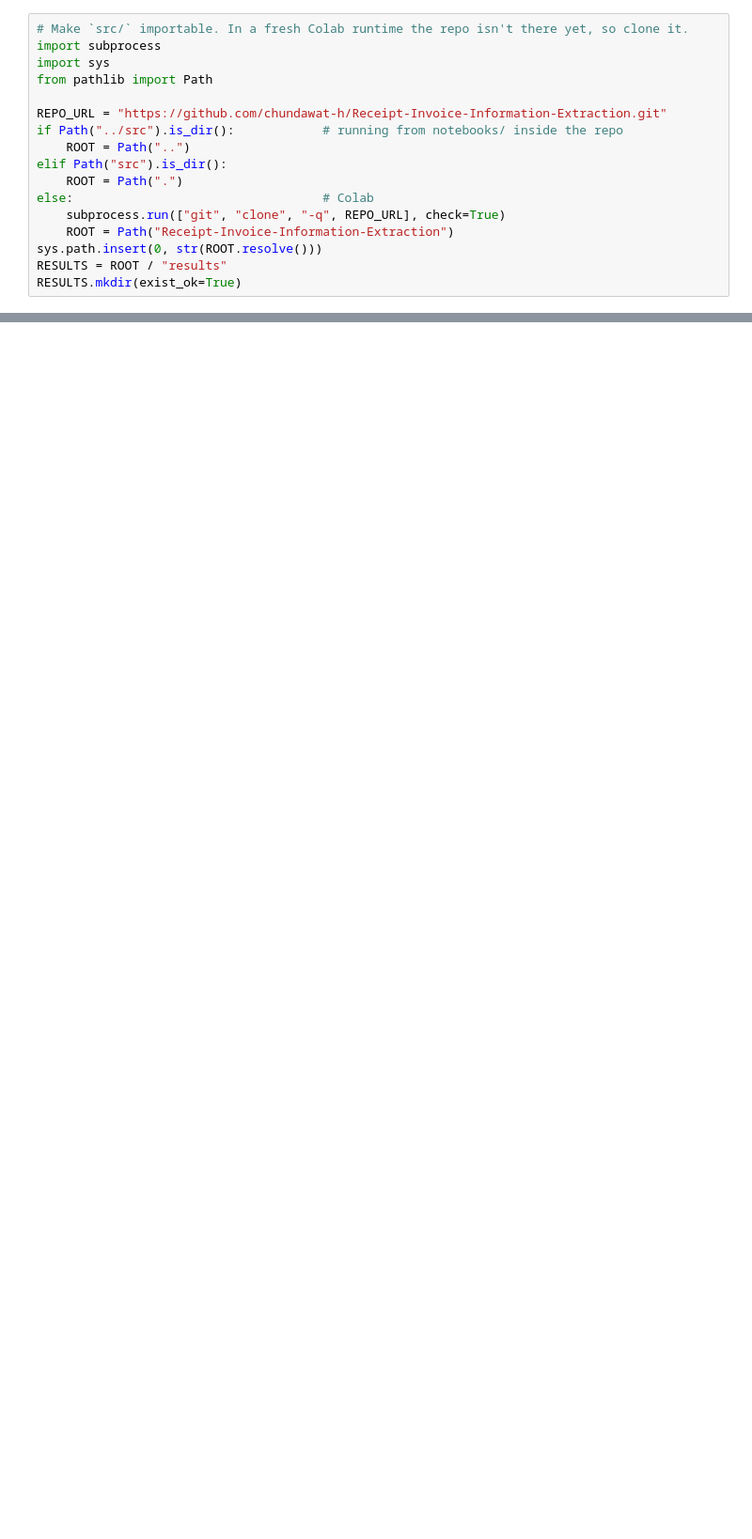
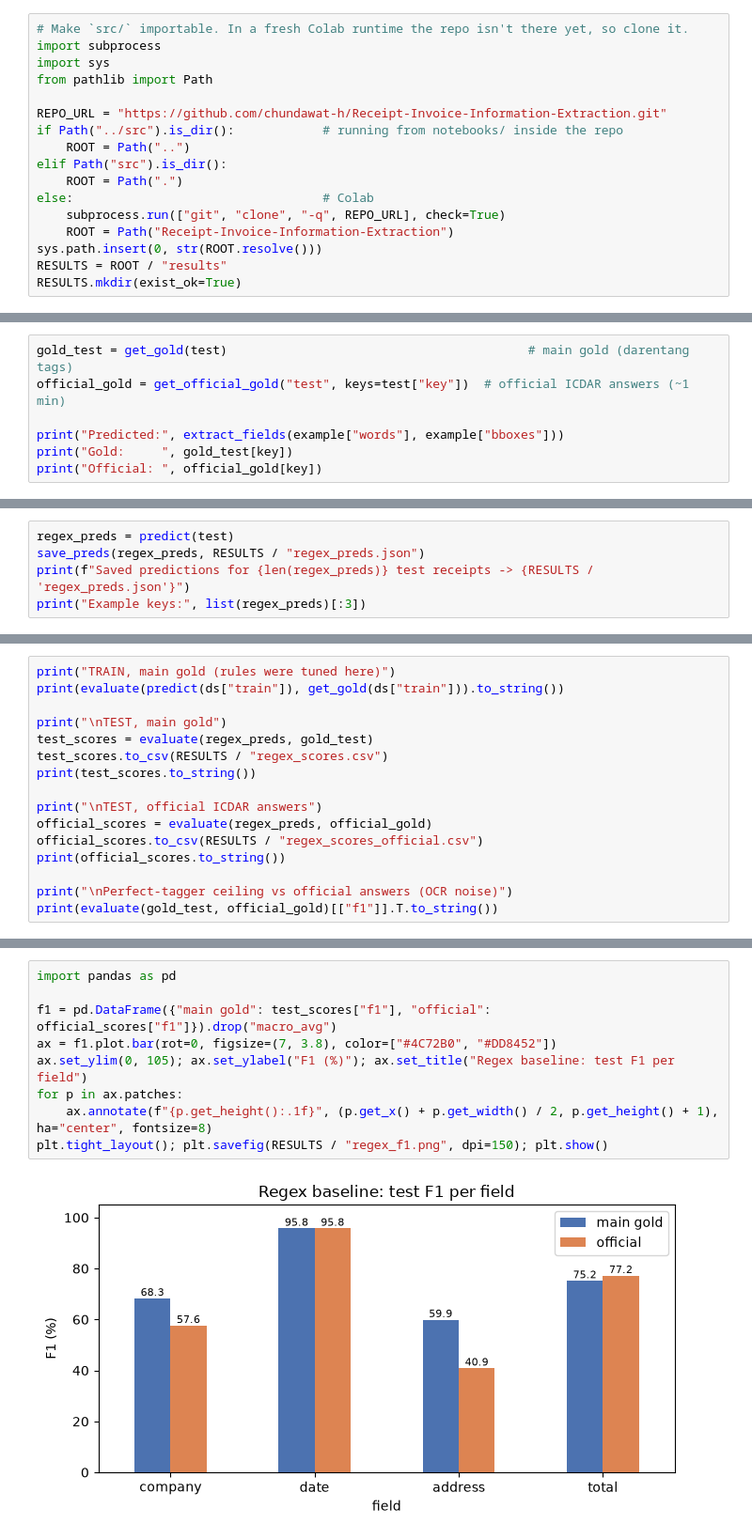
Before and after one commit to chundawat-h/Receipt-Invoice-Information-Extraction, a Jupyter notebook: notebooks/02_regex_baseline.ipynb, the cells around one changed output, grey strips where cells are left out. Shown at 94% size. Cells and saved outputs as stored; diff of their text form; blank space fills up the shorter version.

```diff
--- a/notebooks/02_regex_baseline.ipynb
+++ b/notebooks/02_regex_baseline.ipynb
@@ -31,0 +122,7 @@ ds
+# %%
+gold_test = get_gold(test)                                         # main gold (darentang tags)
+official_gold = get_official_gold("test", keys=test["key"])  # official ICDAR answers (~1 min)
+
+print("Predicted:", extract_fields(example["words"], example["bboxes"]))
+print("Gold:     ", gold_test[key])
+print("Official: ", official_gold[key])
@@ -31,0 +135,5 @@ ds
+# %%
+regex_preds = predict(test)
+save_preds(regex_preds, RESULTS / "regex_preds.json")
+print(f"Saved predictions for {len(regex_preds)} test receipts -> {RESULTS / 'regex_preds.json'}")
+print("Example keys:", list(regex_preds)[:3])
@@ -31,0 +150,16 @@ ds
+# %%
+print("TRAIN, main gold (rules were tuned here)")
+print(evaluate(predict(ds["train"]), get_gold(ds["train"])).to_string())
+
+print("\nTEST, main gold")
+test_scores = evaluate(regex_preds, gold_test)
+test_scores.to_csv(RESULTS / "regex_scores.csv")
+print(test_scores.to_string())
+
+print("\nTEST, official ICDAR answers")
+official_scores = evaluate(regex_preds, official_gold)
+official_scores.to_csv(RESULTS / "regex_scores_official.csv")
+print(official_scores.to_string())
+
+print("\nPerfect-tagger ceiling vs official answers (OCR noise)")
+print(evaluate(gold_test, official_gold)[["f1"]].T.to_string())
@@ -31,0 +184,11 @@ ds
+# %%
+import pandas as pd
+
+f1 = pd.DataFrame({"main gold": test_scores["f1"], "official": official_scores["f1"]}).drop("macro_avg")
+ax = f1.plot.bar(rot=0, figsize=(7, 3.8), color=["#4C72B0", "#DD8452"])
+ax.set_ylim(0, 105); ax.set_ylabel("F1 (%)"); ax.set_title("Regex baseline: test F1 per field")
+for p in ax.patches:
+    ax.annotate(f"{p.get_height():.1f}", (p.get_x() + p.get_width() / 2, p.get_height() + 1), ha="center", fontsize=8)
+plt.tight_layout(); plt.savefig(RESULTS / "regex_f1.png", dpi=150); plt.show()
+# %% [output]
+[figure, added]
```
Also changed, not shown: parts of 17 cells of this notebook, 5 other files.
